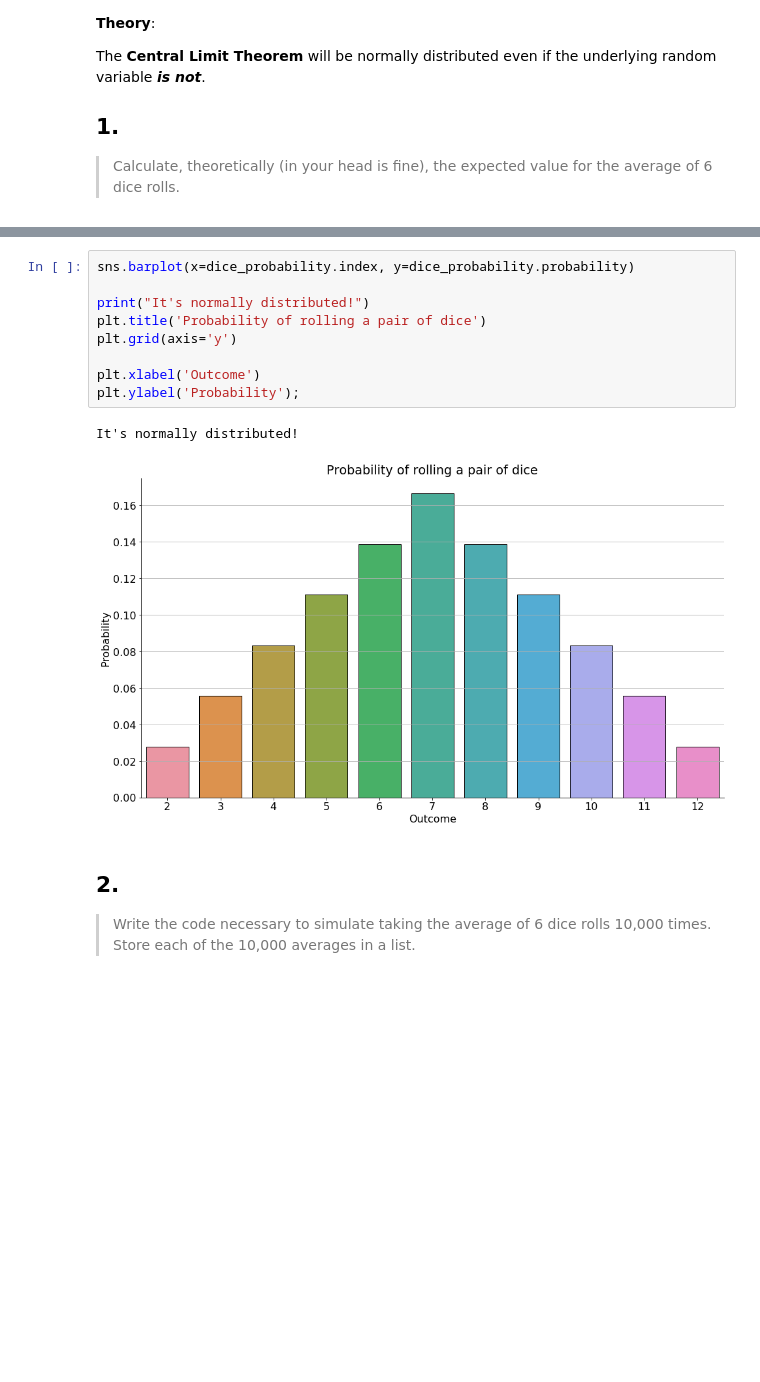
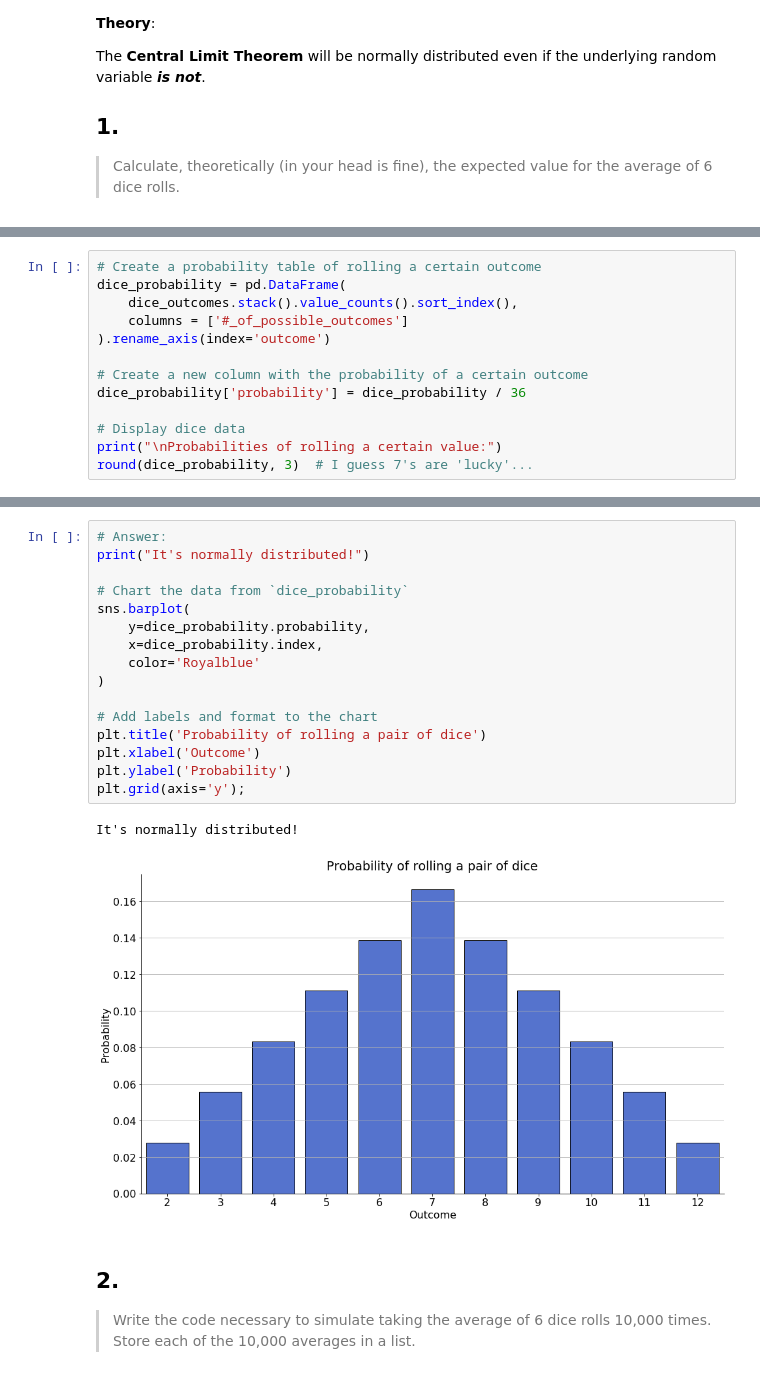
Before and after one commit to Promeos/statistics-exercises, a Jupyter notebook: hypothesis_testing.ipynb, the cells around one changed output, grey strips where cells are left out. Saved outputs shown, nothing was run; the diff lists cells and outputs as text; blank space fills up the shorter version.

Commit message:
updated formatting. Tested survival function and cumulative density function.

```diff
--- a/hypothesis_testing.ipynb
+++ b/hypothesis_testing.ipynb
@@ -181,0 +164,13 @@ Probability of rolling a value
+# %%
+# Create a probability table of rolling a certain outcome
+dice_probability = pd.DataFrame(
+    dice_outcomes.stack().value_counts().sort_index(),
+    columns = ['#_of_possible_outcomes']
+).rename_axis(index='outcome')
+
+# Create a new column with the probability of a certain outcome
+dice_probability['probability'] = dice_probability / 36
+
+# Display dice data
+print("\nProbabilities of rolling a certain value:")
+round(dice_probability, 3)  # I guess 7's are 'lucky'...
@@ -182,15 +192,22 @@ Probability of rolling a value
 # %%
-sns.barplot(x=dice_probability.index, y=dice_probability.probability)
+# Answer:
+print("It's normally distributed!")
 
-print("It's normally distributed!")
+# Chart the data from `dice_probability`
+sns.barplot(
+    y=dice_probability.probability,
+    x=dice_probability.index,
+    color='Royalblue'
+)
+
+# Add labels and format to the chart
 plt.title('Probability of rolling a pair of dice')
-plt.grid(axis='y')
-
 plt.xlabel('Outcome')
-plt.ylabel('Probability');
+plt.ylabel('Probability')
+plt.grid(axis='y');
 # %% [output]
 It's normally distributed!
-[figure, old version]
+[figure, new version]
 # %% [markdown]
 ## 2.
 >Write the code necessary to simulate taking the average of 6 dice rolls 10,000 times. Store each of the 10,000 averages in a list.
```
Also changed, not shown: parts of 10 cells of this notebook, 1 other file.
